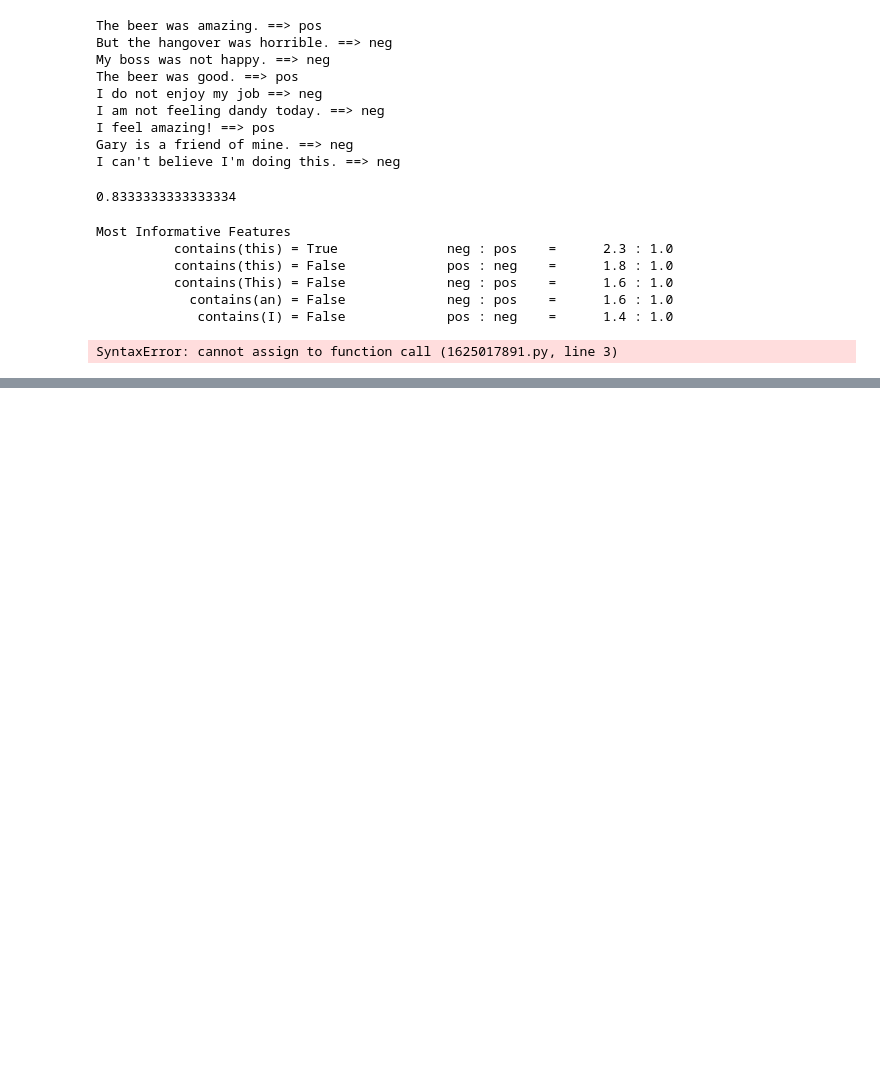
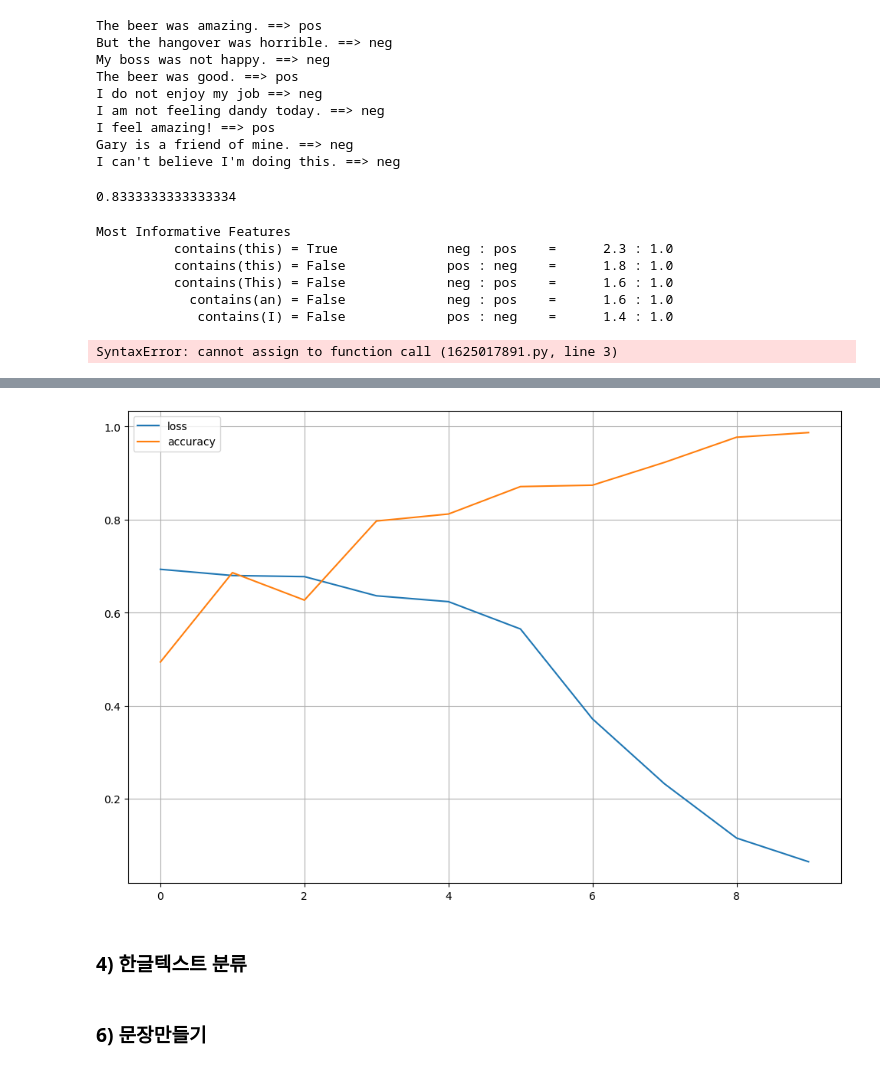
Before and after one commit to manki8908/Class_TJ_c22, a Jupyter notebook: python-텍스트마이닝.ipynb, the cells around one changed output, grey strips where cells are left out. Saved outputs shown, nothing was run; the diff lists cells and outputs as text; code cells hidden in the pictures; blank space fills up the shorter version.

```diff
--- a/python-텍스트마이닝.ipynb
+++ b/python-텍스트마이닝.ipynb
@@ -3679,0 +4263,28 @@ SyntaxError: cannot assign to function call (1625017891.py, line 3)
+# %%
+from keras.models import Sequential
+
+from keras.layers import Dense
+
+from keras.layers import LSTM
+
+from keras.layers import Embedding
+
+# create the model
+
+embedding_vecor_length = 32 #벡터사이즈
+
+model = Sequential()
+
+#임베딩 레이어 Embedding(단어의개수, 벡터크기, 입력사이즈(최대단어개수))
+
+model.add(Embedding(top_words, embedding_vecor_length, input_length=max_review_length))
+
+#문장을 단어들의 시퀀스로 간주하고 순환 레이어의 입력으로
+
+model.add(LSTM(100)) # Long Short-Term Memory
+
+model.add(Dense(1, activation='sigmoid'))
+
+model.compile(loss='binary_crossentropy', optimizer='adam', metrics=['accuracy'])
+# %%
+hist=model.fit(X_train[:1000], y_train[:1000], epochs=10, batch_size=64)
@@ -3679,0 +4328,20 @@ SyntaxError: cannot assign to function call (1625017891.py, line 3)
+# %%
+# 모델 학습 과정 표시
+
+import matplotlib.pyplot as plt
+
+plt.figure(figsize=(12,8))
+
+plt.plot(hist.history['loss']) #손실
+
+plt.plot(hist.history['accuracy']) #정확도
+
+plt.legend(['loss','accuracy'])
+
+plt.grid()
+
+plt.show()
+# %% [output]
+[figure, added]
+# %% [markdown]
+### 4) 한글텍스트 분류
@@ -3679,0 +4731,2 @@ SyntaxError: cannot assign to function call (1625017891.py, line 3)
+# %% [markdown]
+### 6) 문장만들기
```
Also changed, not shown: parts of 85 cells of this notebook, 1 other file.
